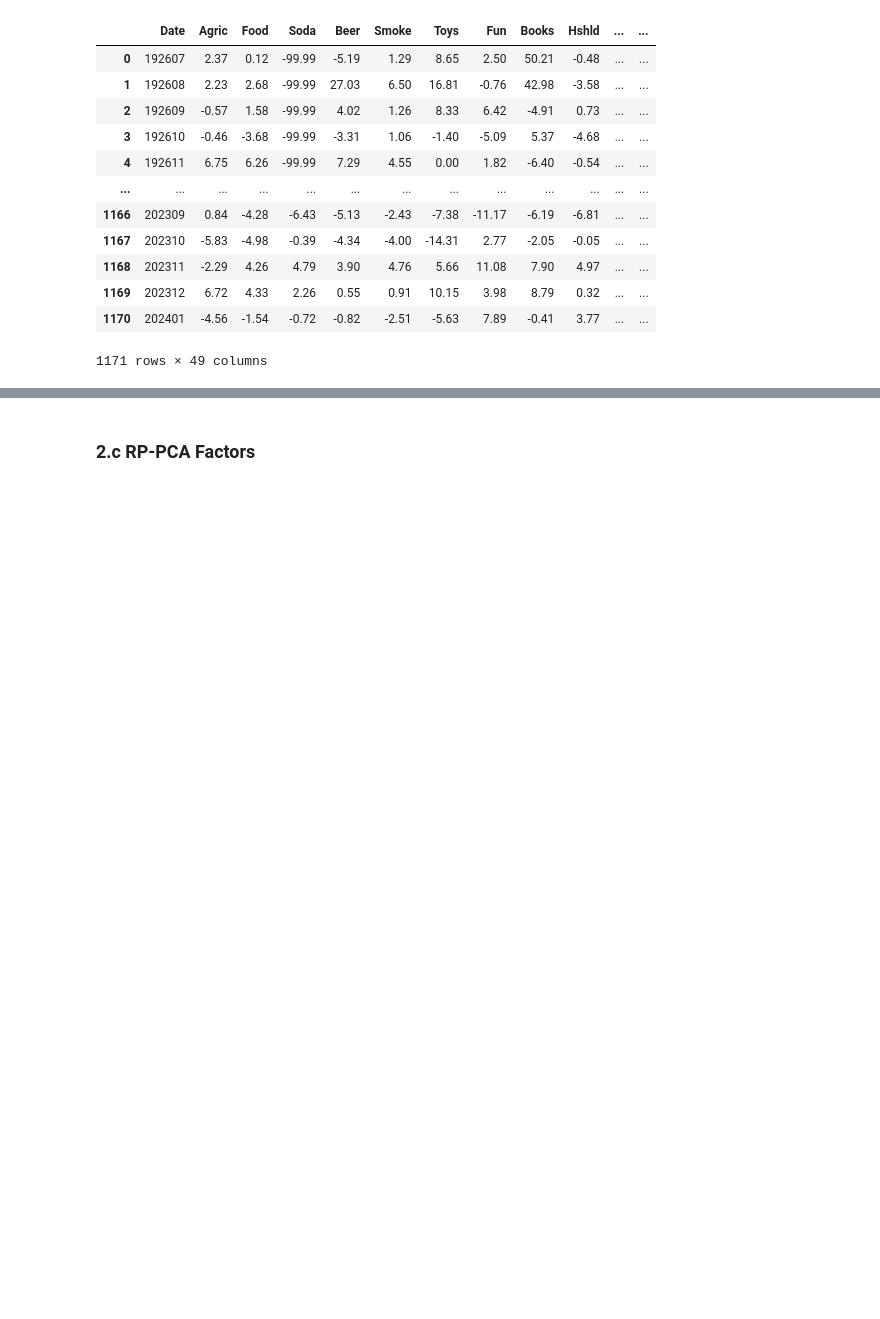
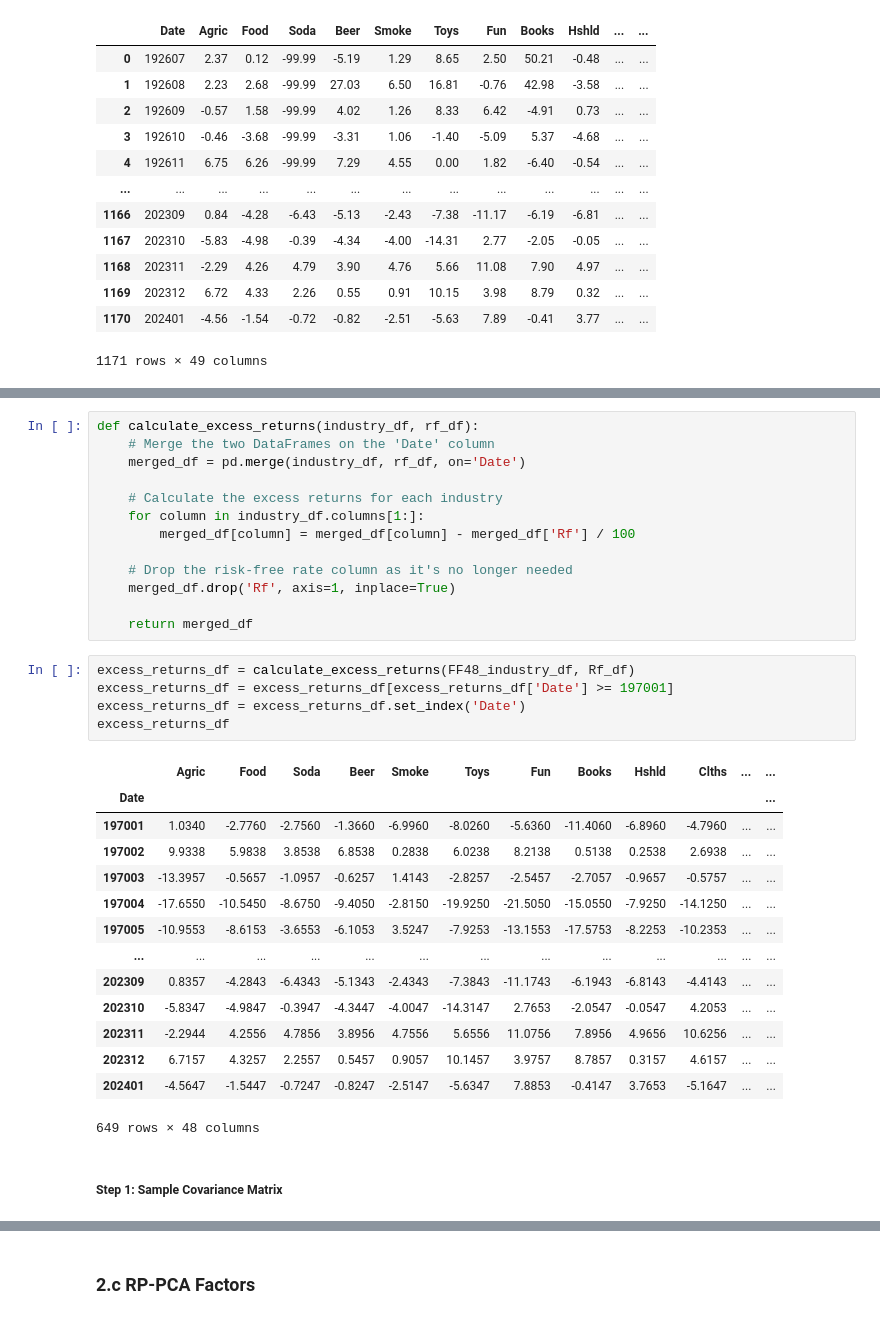
Before and after one commit to conquerv0/EmpricalAssetPricing, a Jupyter notebook: ProblemSet/Code/ps2.ipynb, the cells around one changed output, grey strips where cells are left out. Cells and saved outputs as stored; diff of their text form; blank space fills up the shorter version.

```diff
--- a/ProblemSet/Code/ps2.ipynb
+++ b/ProblemSet/Code/ps2.ipynb
@@ -371,0 +638,35 @@ From APT, the $T \times N$ excess return matrix $R$ can be decomposed into:
+# %%
+def calculate_excess_returns(industry_df, rf_df):
+    # Merge the two DataFrames on the 'Date' column
+    merged_df = pd.merge(industry_df, rf_df, on='Date')
+
+    # Calculate the excess returns for each industry
+    for column in industry_df.columns[1:]:
+        merged_df[column] = merged_df[column] - merged_df['Rf'] / 100
+
+    # Drop the risk-free rate column as it's no longer needed
+    merged_df.drop('Rf', axis=1, inplace=True)
+
+    return merged_df
+# %%
+excess_returns_df = calculate_excess_returns(FF48_industry_df, Rf_df)
+excess_returns_df = excess_returns_df[excess_returns_df['Date'] >= 197001]
+excess_returns_df = excess_returns_df.set_index('Date')
+excess_returns_df
+# %% [output]
+|  | Agric | Food | Soda | Beer | Smoke | Toys | Fun | Books | Hshld | Clths | ... | ... |
+| Date |  |  |  |  |  |  |  |  |  |  |  | ... |
+| 197001 | 1.0340 | -2.7760 | -2.7560 | -1.3660 | -6.9960 | -8.0260 | -5.6360 | -11.4060 | -6.8960 | -4.7960 | ... | ... |
+| 197002 | 9.9338 | 5.9838 | 3.8538 | 6.8538 | 0.2838 | 6.0238 | 8.2138 | 0.5138 | 0.2538 | 2.6938 | ... | ... |
+| 197003 | -13.3957 | -0.5657 | -1.0957 | -0.6257 | 1.4143 | -2.8257 | -2.5457 | -2.7057 | -0.9657 | -0.5757 | ... | ... |
+| 197004 | -17.6550 | -10.5450 | -8.6750 | -9.4050 | -2.8150 | -19.9250 | -21.5050 | -15.0550 | -7.9250 | -14.1250 | ... | ... |
+| 197005 | -10.9553 | -8.6153 | -3.6553 | -6.1053 | 3.5247 | -7.9253 | -13.1553 | -17.5753 | -8.2253 | -10.2353 | ... | ... |
+| ... | ... | ... | ... | ... | ... | ... | ... | ... | ... | ... | ... | ... |
+| 202309 | 0.8357 | -4.2843 | -6.4343 | -5.1343 | -2.4343 | -7.3843 | -11.1743 | -6.1943 | -6.8143 | -4.4143 | ... | ... |
+| 202310 | -5.8347 | -4.9847 | -0.3947 | -4.3447 | -4.0047 | -14.3147 | 2.7653 | -2.0547 | -0.0547 | 4.2053 | ... | ... |
+| 202311 | -2.2944 | 4.2556 | 4.7856 | 3.8956 | 4.7556 | 5.6556 | 11.0756 | 7.8956 | 4.9656 | 10.6256 | ... | ... |
+| 202312 | 6.7157 | 4.3257 | 2.2557 | 0.5457 | 0.9057 | 10.1457 | 3.9757 | 8.7857 | 0.3157 | 4.6157 | ... | ... |
+| 202401 | -4.5647 | -1.5447 | -0.7247 | -0.8247 | -2.5147 | -5.6347 | 7.8853 | -0.4147 | 3.7653 | -5.1647 | ... | ... |
+649 rows × 48 columns
+# %% [markdown]
+##### Step 1: Sample Covariance Matrix
```
Also changed, not shown: parts of 28 cells of this notebook, 1 other file.
